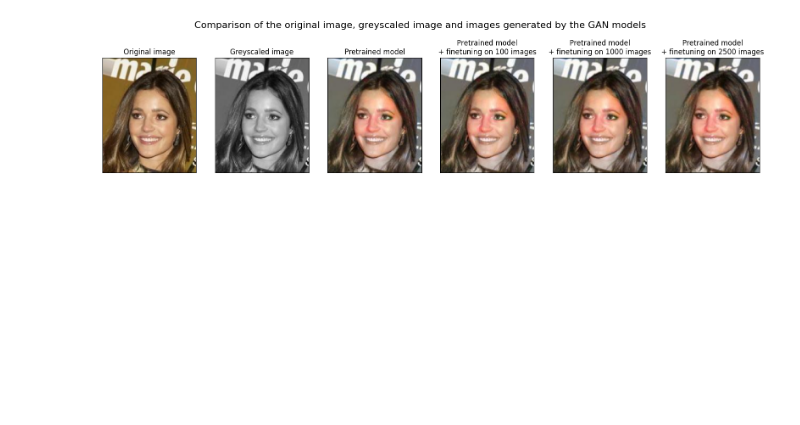
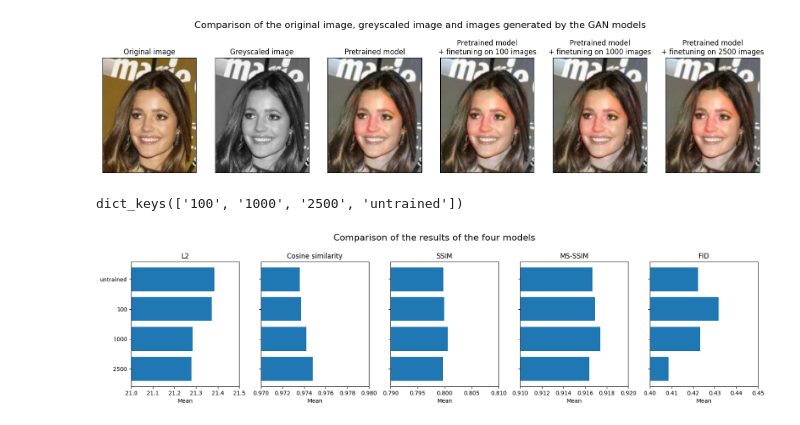
Before and after one commit to Denbergvanthijs/PatternRecognition, a Jupyter notebook: plots.ipynb, the cells around one changed output. Cells and saved outputs as stored; diff of their text form; code cells hidden in the pictures; blank space fills up the shorter version.

Commit message:
Added way to plot results

```diff
--- a/plots.ipynb
+++ b/plots.ipynb
@@ -47,3 +47,61 @@ for ax in axs:
 plt.show()
 # %% [output]
 [figure]
+# %%
+
+import json
+
+fp_jsons = "./results/gan/"
+jsons = [os.path.join(fp_jsons, file) for file in os.listdir(fp_jsons)]
+
+# Add all results together in dict, with the model name as key
+results = {}
+for file in jsons:
+    with open(file, "r") as f:
+        results[file.split("/")[-1].split(".")[0]] = json.load(f)
+
+results.keys()
+# %% [output]
+dict_keys(['100', '1000', '2500', 'untrained'])
+# %%
+# Plot the results of the four models, based on their JSONs
+
+fig, axs = plt.subplots(1, 5, figsize=(20, 4), sharey=True)
+fig.suptitle("Comparison of the results of the four models", fontsize=16, y=1.05)
+
+# Barplots
+data_l2 = list(zip(*sorted(((key, value["L2"]["mean"]) for (key, value) in results.items()), key=lambda x: x[1])))
+axs[0].barh(data_l2[0], data_l2[1])
+
+data_cosine_similarity = list(zip(*sorted(((key, value["cosine_similarity"]["mean"])
+                              for (key, value) in results.items()), key=lambda x: x[1])))
+axs[1].barh(data_cosine_similarity[0], data_cosine_similarity[1])
+
+data_ssim = list(zip(*sorted(((key, value["SSIM"]["mean"]) for (key, value) in results.items()), key=lambda x: x[1])))
+axs[2].barh(data_ssim[0], data_ssim[1])
+
+data_ms_ssim = list(zip(*sorted(((key, value["MS-SSIM"]["mean"]) for (key, value) in results.items()), key=lambda x: x[1])))
+axs[3].barh(data_ms_ssim[0], data_ms_ssim[1])
+
+data_fid = list(zip(*sorted(((key, value["FID"]["mean"]) for (key, value) in results.items()), key=lambda x: x[1])))
+axs[4].barh(data_fid[0], data_fid[1])
+
+axs[0].set_title("L2")
+axs[1].set_title("Cosine similarity")
+axs[2].set_title("SSIM")
+axs[3].set_title("MS-SSIM")
+axs[4].set_title("FID")
+
+for ax in axs:
+    ax.set_xlabel("Mean")
+
+# Set xlims
+axs[0].set_xlim(21, 21.5)
+axs[1].set_xlim(0.97, 0.98)
+axs[2].set_xlim(0.79, 0.81)
+axs[3].set_xlim(0.91, 0.92)
+axs[4].set_xlim(0.4, 0.45)
+
+plt.show()
+# %% [output]
+[figure, added]
```
